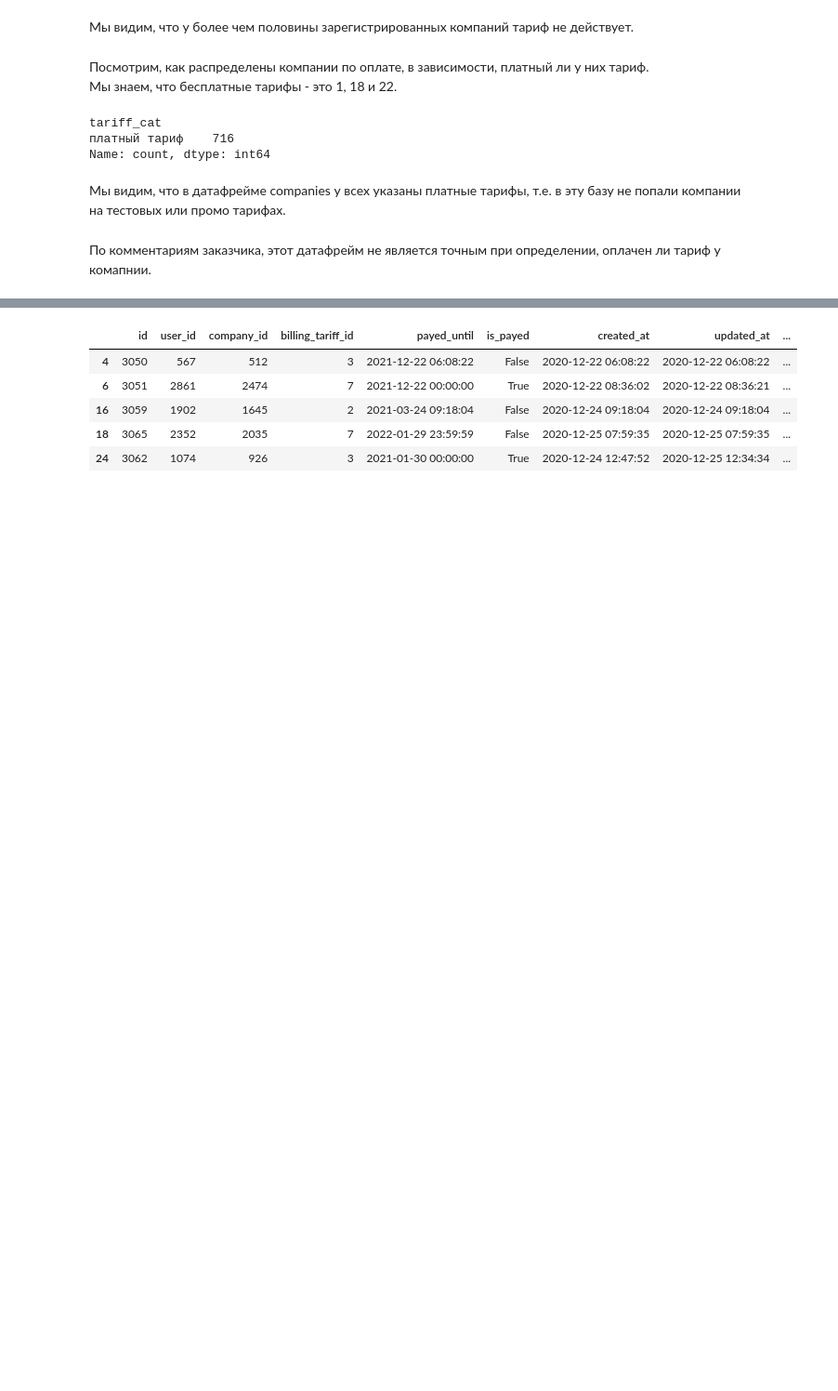
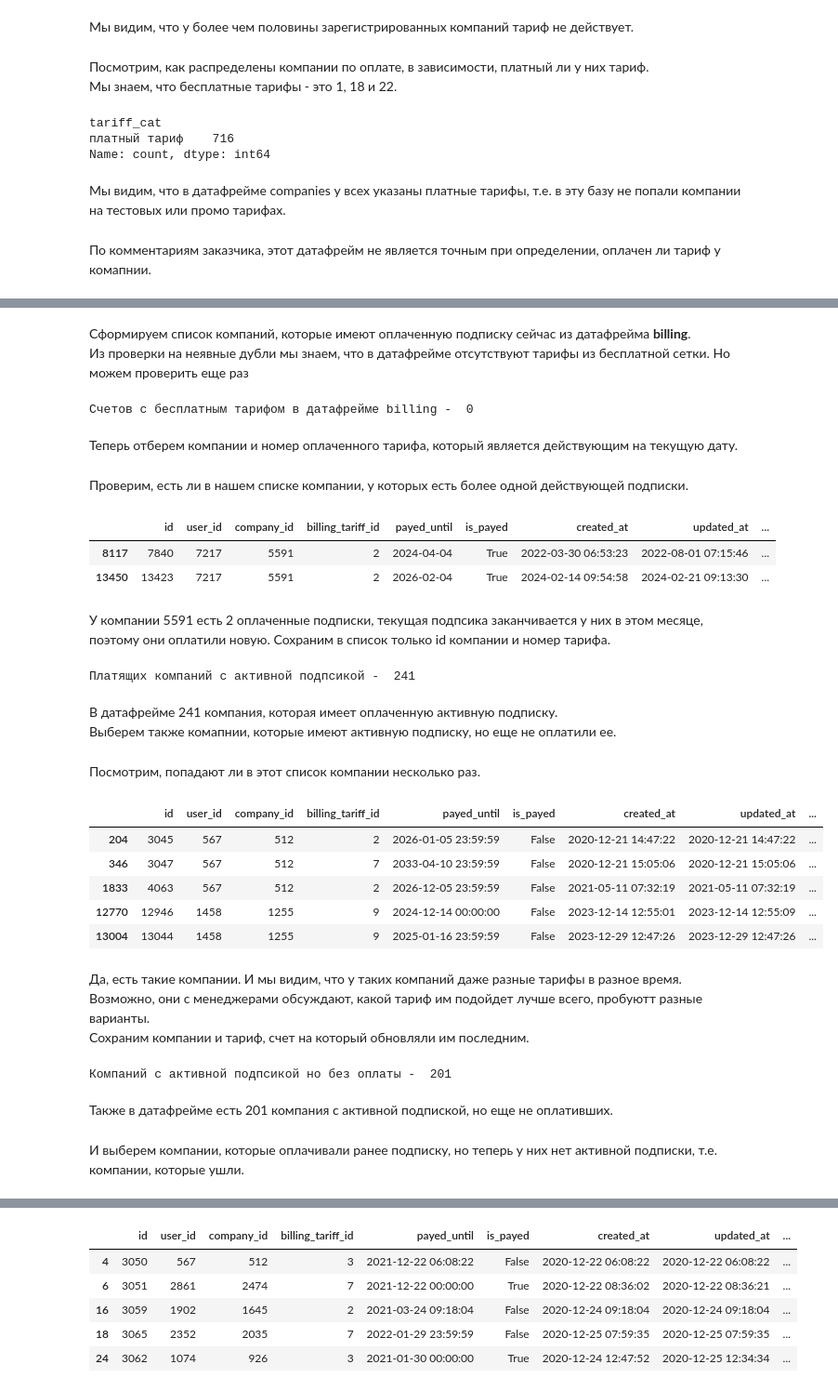
Before and after one commit to laringerman/gectaro, a Jupyter notebook: lgg_masterskaya_gectaro_240404_1.ipynb, the cells around one changed output, grey strips where cells are left out. Shown: that part at 93% size. Cells and saved outputs as stored; diff of their text form; code cells hidden in the pictures; blank space fills up the shorter version.

```diff
--- a/lgg_masterskaya_gectaro_240404_1.ipynb
+++ b/lgg_masterskaya_gectaro_240404_1.ipynb
@@ -841,3 +767,0 @@ Name: count, dtype: int64
-# %%
-billing['pay_check'] = billing['payed_until'].apply(tariff_cat)
-current_date
@@ -897,0 +768,9 @@ memory usage: 51.0+ KB
+# %% [markdown]
+Сформируем список компаний, которые имеют оплаченную подписку сейчас из датафрейма **billing**.
+Из проверки на неявные дубли мы знаем, что в датафрейме отсутствуют тарифы из бесплатной сетки.  Но можем проверить еще раз
+# %%
+print('Счетов с бесплатным тарифом в датафрейме billing - ', len(billing.query('billing_tariff_id in @free_plans')))
+# %% [output]
+Счетов с бесплатным тарифом в датафрейме billing -  0
+# %% [markdown]
+Теперь отберем компании и номер оплаченного тарифа, который является действующим на текущую дату.
@@ -897,0 +779,25 @@ memory usage: 51.0+ KB
+# %% [markdown]
+Проверим, есть ли в нашем списке компании, у которых есть более одной действующей подписки.
+# %%
+temp = paying_companies.groupby(by='company_id', as_index=False)['billing_tariff_id'].count()
+temp = temp.query('billing_tariff_id >1')
+paying_companies.query('company_id in @temp.company_id')
+# %% [output]
+|  | id | user_id | company_id | billing_tariff_id | payed_until | is_payed | created_at | updated_at | ... |
+| 8117 | 7840 | 7217 | 5591 | 2 | 2024-04-04 | True | 2022-03-30 06:53:23 | 2022-08-01 07:15:46 | ... |
+| 13450 | 13423 | 7217 | 5591 | 2 | 2026-02-04 | True | 2024-02-14 09:54:58 | 2024-02-21 09:13:30 | ... |
+# %% [markdown]
+У компании 5591 есть 2 оплаченные подписки, текущая подпсика заканчивается у них в этом месяце, поэтому они оплатили новую. Сохраним в список только id компании и номер тарифа.
+# %%
+# сохраняем только id комапнии и тарифа
+paying_companies = paying_companies[['company_id', 'billing_tariff_id']]
+
+# убираем дубль компании 5591
+paying_companies = paying_companies.drop_duplicates()
+
+print('Платящих компаний с активной подпсикой - ', len(paying_companies))
+# %% [output]
+Платящих компаний с активной подпсикой -  241
+# %% [markdown]
+В датафрейме 241 компания, которая имеет оплаченную активную подписку.
+Выберем также комапнии, которые имеют активную подписку, но еще не оплатили ее.
@@ -897,0 +806,16 @@ memory usage: 51.0+ KB
+# %% [markdown]
+Посмотрим, попадают ли в этот список компании несколько раз.
+# %%
+temp = active_companies.groupby(by='company_id', as_index=False)['billing_tariff_id'].count()
+temp = temp.query('billing_tariff_id >1')
+active_companies.query('company_id in @temp.company_id').sort_values(by='company_id').head()
+# %% [output]
+|  | id | user_id | company_id | billing_tariff_id | payed_until | is_payed | created_at | updated_at | ... |
+| 204 | 3045 | 567 | 512 | 2 | 2026-01-05 23:59:59 | False | 2020-12-21 14:47:22 | 2020-12-21 14:47:22 | ... |
+| 346 | 3047 | 567 | 512 | 7 | 2033-04-10 23:59:59 | False | 2020-12-21 15:05:06 | 2020-12-21 15:05:06 | ... |
+| 1833 | 4063 | 567 | 512 | 2 | 2026-12-05 23:59:59 | False | 2021-05-11 07:32:19 | 2021-05-11 07:32:19 | ... |
+| 12770 | 12946 | 1458 | 1255 | 9 | 2024-12-14 00:00:00 | False | 2023-12-14 12:55:01 | 2023-12-14 12:55:09 | ... |
+| 13004 | 13044 | 1458 | 1255 | 9 | 2025-01-16 23:59:59 | False | 2023-12-29 12:47:26 | 2023-12-29 12:47:26 | ... |
+# %% [markdown]
+Да, есть такие компании. И мы видим, что у таких компаний даже разные тарифы в разное время. Возможно, они с менеджерами обсуждают, какой тариф им подойдет лучше всего, пробуютт разные варианты.
+Сохраним компании и тариф, счет на который обновляли им последним.
@@ -897,0 +827,8 @@ memory usage: 51.0+ KB
+# %%
+print('Компаний с активной подпсикой но без оплаты - ', len(active_companies))
+# %% [output]
+Компаний с активной подпсикой но без оплаты -  201
+# %% [markdown]
+Также в датафрейме есть 201 компания с активной подпиской, но еще не оплативших.
+# %% [markdown]
+И выберем компании, которые оплачивали ранее подписку, но теперь у них нет активной подписки, т.е. компании, которые ушли.
```
Also changed, not shown: parts of 37 cells of this notebook.
